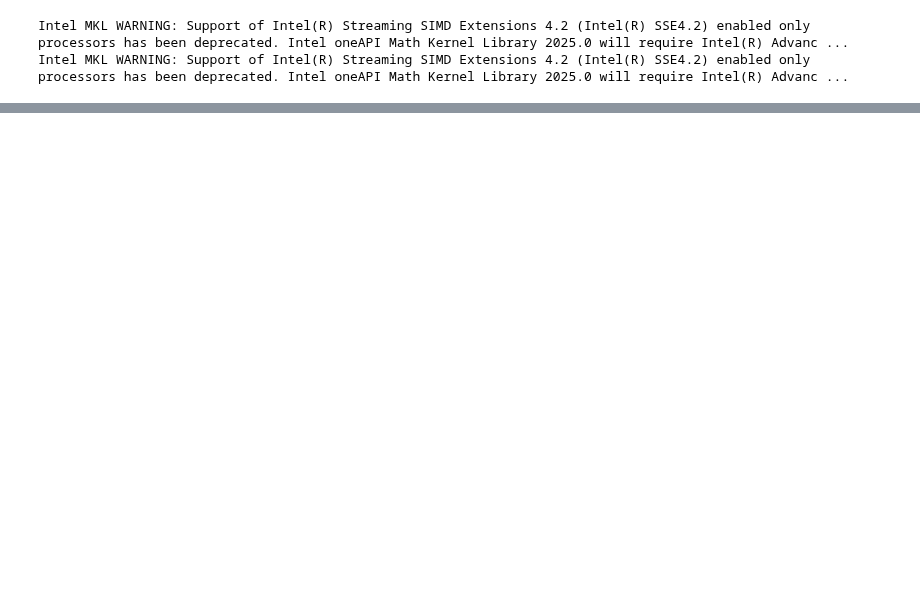
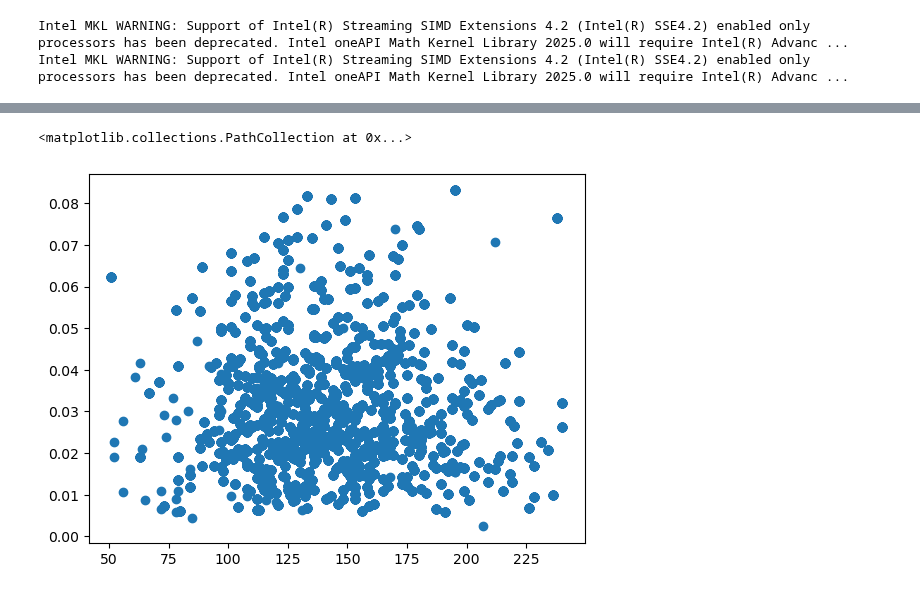
Before and after one commit to Armand-Morin/afp-berkeley-dynamic-fee-defi-amm, a Jupyter notebook: block_analysis.ipynb, the cells around one changed output, grey strips where cells are left out. Saved outputs shown, nothing was run; the diff lists cells and outputs as text; code cells hidden in the pictures; blank space fills up the shorter version.

```diff
--- a/block_analysis.ipynb
+++ b/block_analysis.ipynb
@@ -10,8 +10,3 @@ import matplotlib.pyplot as plt
 # %% [output]
 Intel MKL WARNING: Support of Intel(R) Streaming SIMD Extensions 4.2 (Intel(R) SSE4.2) enabled only processors has been deprecated. Intel oneAPI Math Kernel Library 2025.0 will require Intel(R) Advanc ...
 Intel MKL WARNING: Support of Intel(R) Streaming SIMD Extensions 4.2 (Intel(R) SSE4.2) enabled only processors has been deprecated. Intel oneAPI Math Kernel Library 2025.0 will require Intel(R) Advanc ...
-# %%
-file_path = 'block_data/compiled_eth_tx_small.csv'
-df = pd.read_csv(file_path, nrows=1000, encoding='ISO-8859-1', on_bad_lines='skip', quotechar='"', escapechar='\\')
-
-df.groupby('block_number').sum()
@@ -122,0 +182,9 @@ df.groupby('block_number').mean()
+# %%
+f1 = 'count'
+f2 = 'max'
+agg = remove_out_col(aggregated_df['tcost_eth'], f1)
+agg = remove_out_col(agg, f2)
+plt.scatter(agg[f1].values, agg[f2].values)
+# %% [output]
+<matplotlib.collections.PathCollection at 0x...>
+[figure, added]
```
Also changed, not shown: parts of 24 cells of this notebook, 33 other files.
